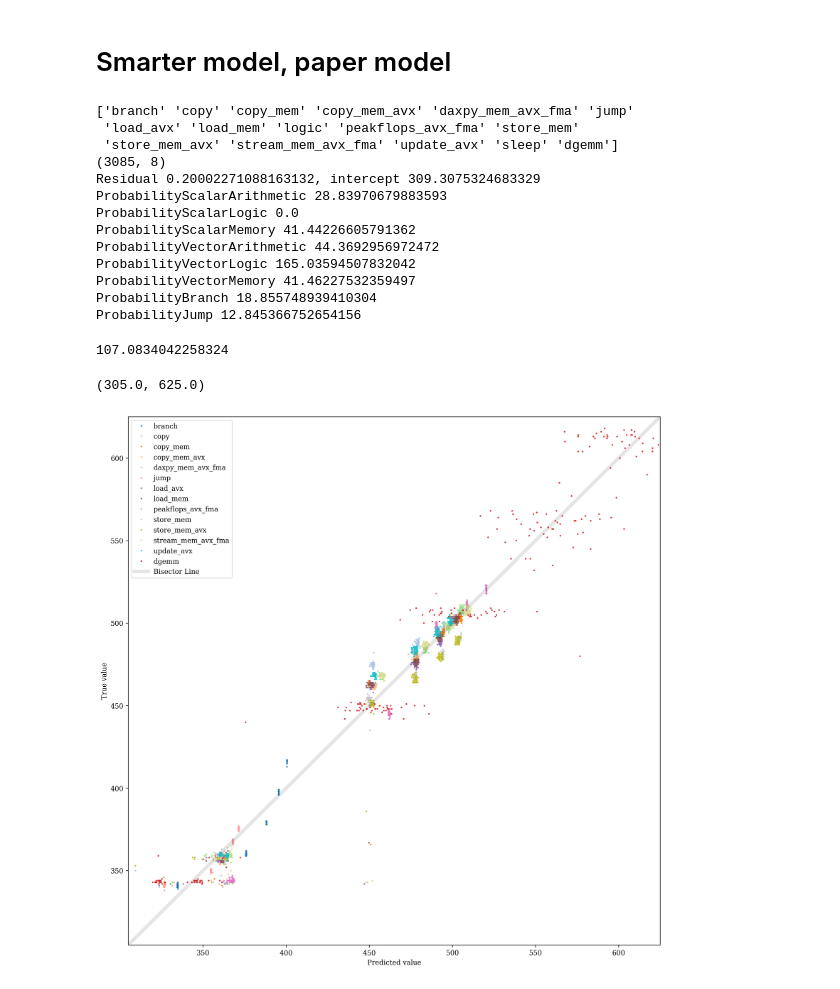
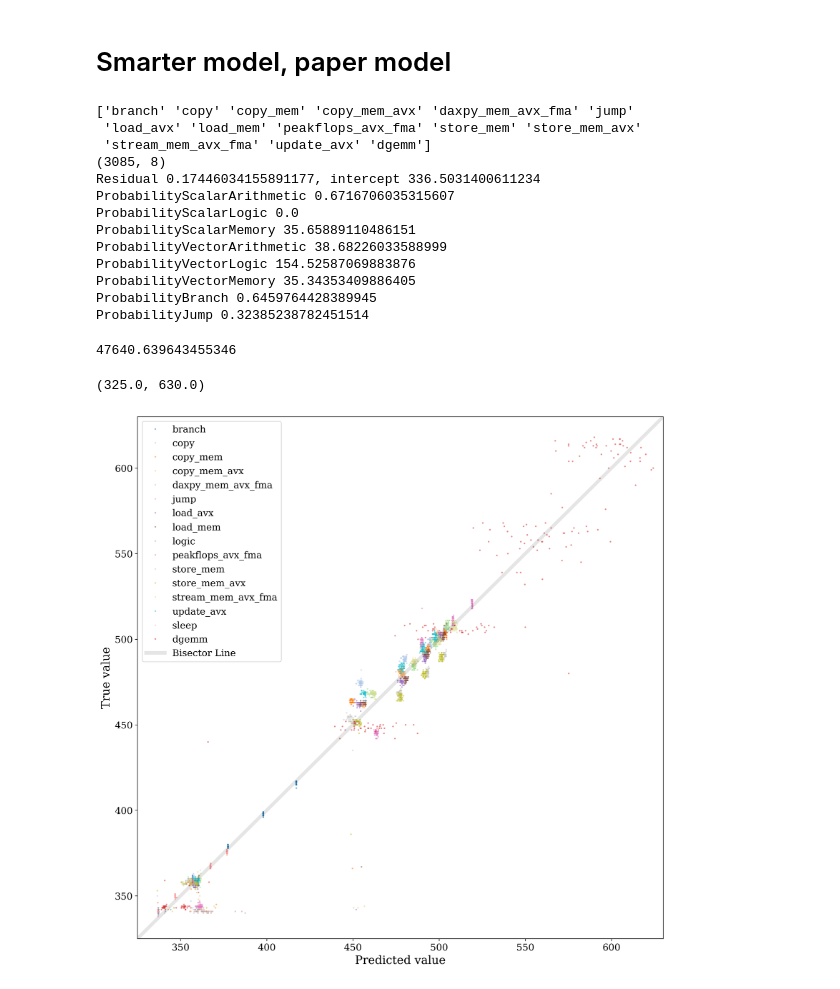
Before and after one commit to NiccoloTosato/PowerBenchmarks, a Jupyter notebook: final_plot_model.ipynb, the cells around one changed output. Cells and saved outputs as stored; diff of their text form; code cells hidden in the pictures.

```diff
--- a/final_plot_model.ipynb
+++ b/final_plot_model.ipynb
@@ -76,8 +77,8 @@ def load_df_list():
                     bench_name,cores=filename.split(".")[0].split("-")[1:]
                     df["name"]=bench_name
                     df["cores"]=int(cores)
-                    df=merge_var(df.iloc[2:49])
-                    df_list.append(df)
+                    df=merge_var(df)
+                    df_list.append(df.iloc[2:49])
                 except Exception as e:
                     print(e)
     return df_list
@@ -125,12 +136,14 @@ independent_variables=["ProbabilityScalarArithmetic",
 # %%
 df_list_train= load_df_list()
 df = pd.concat(df_list_train)
-print(df.name.unique())
-exp_list=['branch','jump','copy','copy_mem','copy_mem_avx',
+exp_list=['branch','jump','copy','copy_mem_avx',
           'stream_avx','copy_mem','load_avx','daxpy_mem_avx_fma',
           'peakflops_avx_fma','load_mem','store_mem','store_mem_avx',
           'update_avx','stream_mem_avx_fma','dgemm']
+
 df=df[df["name"].isin(exp_list)]
+
+print(df.name.unique())
 
 df["Total_power"]=df["PSUPower0"]+df["PSUPower1"]
 df = normalize_model(df.copy())
@@ -145,18 +158,18 @@ for name,value in zip(independent_variables,coeff_1):
     print(name,value)
 # %% [output]
 ['branch' 'copy' 'copy_mem' 'copy_mem_avx' 'daxpy_mem_avx_fma' 'jump'
- 'load_avx' 'load_mem' 'logic' 'peakflops_avx_fma' 'store_mem'
- 'store_mem_avx' 'stream_mem_avx_fma' 'update_avx' 'sleep' 'dgemm']
+ 'load_avx' 'load_mem' 'peakflops_avx_fma' 'store_mem' 'store_mem_avx'
+ 'stream_mem_avx_fma' 'update_avx' 'dgemm']
 (3085, 8)
-Residual 0.20002271088163132, intercept 309.3075324683329
-ProbabilityScalarArithmetic 28.83970679883593
+Residual 0.17446034155891177, intercept 336.5031400611234
+ProbabilityScalarArithmetic 0.6716706035315607
 ProbabilityScalarLogic 0.0
-ProbabilityScalarMemory 41.44226605791362
-ProbabilityVectorArithmetic 44.3692956972472
-ProbabilityVectorLogic 165.03594507832042
-ProbabilityVectorMemory 41.46227532359497
-ProbabilityBranch 18.855748939410304
-ProbabilityJump 12.845366752654156
+ProbabilityScalarMemory 35.65889110486151
+ProbabilityVectorArithmetic 38.68226033588999
+ProbabilityVectorLogic 154.52587069883876
+ProbabilityVectorMemory 35.34353409886405
+ProbabilityBranch 0.6459764428389945
+ProbabilityJump 0.32385238782451514
 # %%
 def assign_colors(labels):
     unique_labels = np.unique(labels)
@@ -178,41 +191,43 @@ name_to_color = assign_colors(df["name"])
 # %%
 import warnings
 warnings.filterwarnings('ignore')
 
 df_list_test= load_df_list()
 plt.figure(figsize=(14,14),dpi=300)
 r=0
 for df in df_list_test:
     df["Total_power"]=df["PSUPower0"]+df["PSUPower1"]
     df1 = normalize_model(df.copy())
     prediction=list()
 
     for row in df1[independent_variables].to_numpy():
         prediction.append(row@coeff_1[:-1] + intercept_1)
     df1["prediction"]=prediction
     if len(df) <1:
         continue
     test_name=df1["name"].iloc[0]
-    if test_name=="logic" or test_name=="sleep":
-        continue
+
     cores=df1["cores"].iloc[0]
     plt.plot(df1["prediction"],df1["Total_power"], '.',
              markersize=3,
-             alpha=0.8,
+
+             alpha=0.4,
              fillstyle='full',
              markeredgewidth=1,label=test_name,color=name_to_color[test_name])
     r+=np.square(df1["prediction"].to_numpy()-df1["Total_power"].to_numpy()).mean()
 print(r/len(df_list_test))
 plt.plot([0,700],[0,700], '-k', linewidth=5, alpha=0.1, label='Bisector Line')
 handles, labels = plt.gca().get_legend_handles_labels()
 by_label = dict(zip(labels, handles))
-plt.legend(by_label.values(), by_label.keys())
-plt.ylabel("True value")
-plt.xlabel("Predicted value")
-plt.xlim([305,625])
-plt.ylim([305,625])
+plt.legend(by_label.values(), by_label.keys(),fontsize=14)
+plt.ylabel("True value",fontsize=17)
+plt.xlabel("Predicted value",fontsize=17)
+plt.yticks(fontsize=14)
+plt.xticks(fontsize=14)
+plt.xlim([325,630])
+plt.ylim([325,630])
 # %% [output]
-107.0834042258324
+47640.639643455346
-(305.0, 625.0)
+(325.0, 630.0)
-[figure, old version]
+[figure, new version]
 # %%
```
Also changed, not shown: parts of 14 cells of this notebook.
